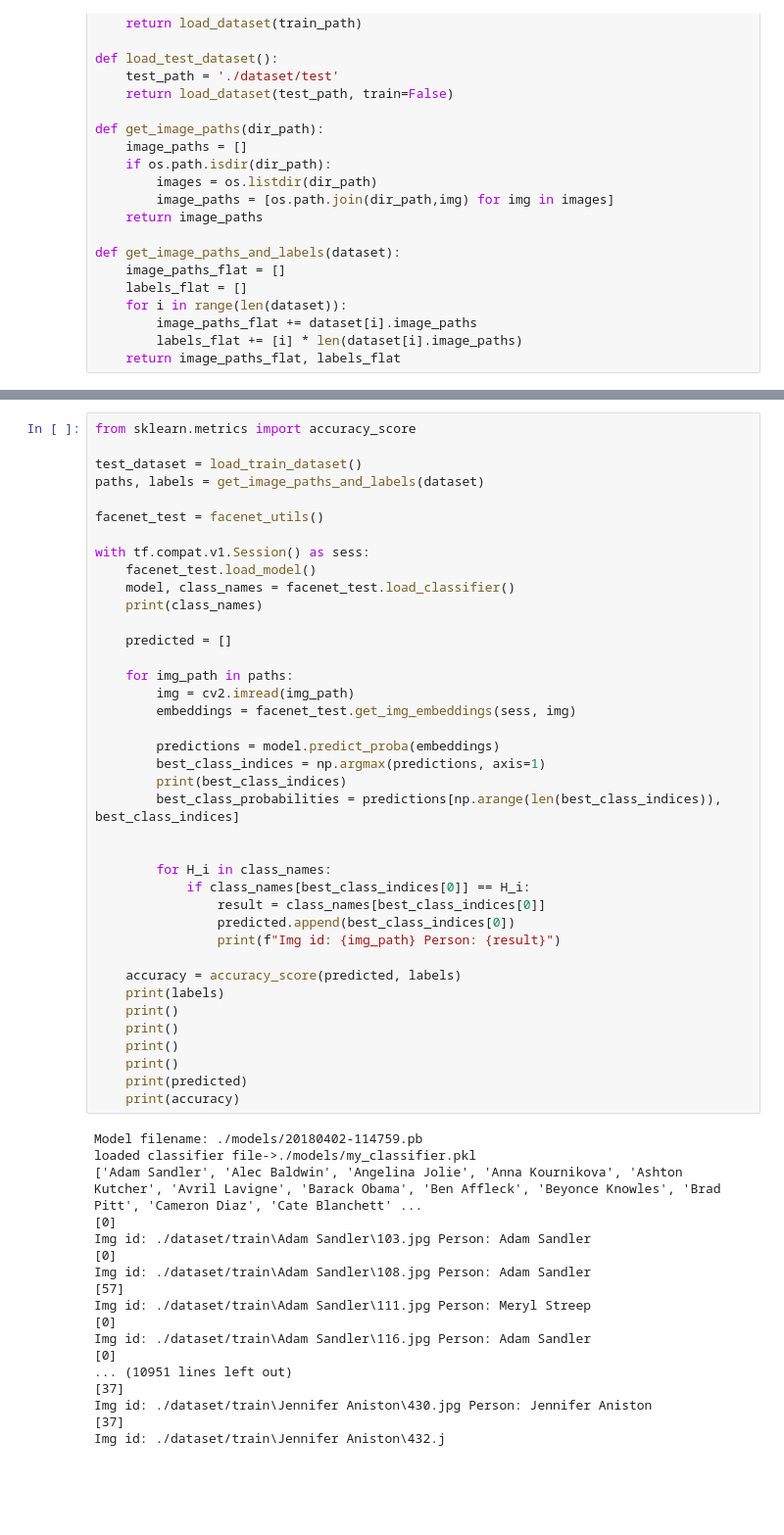
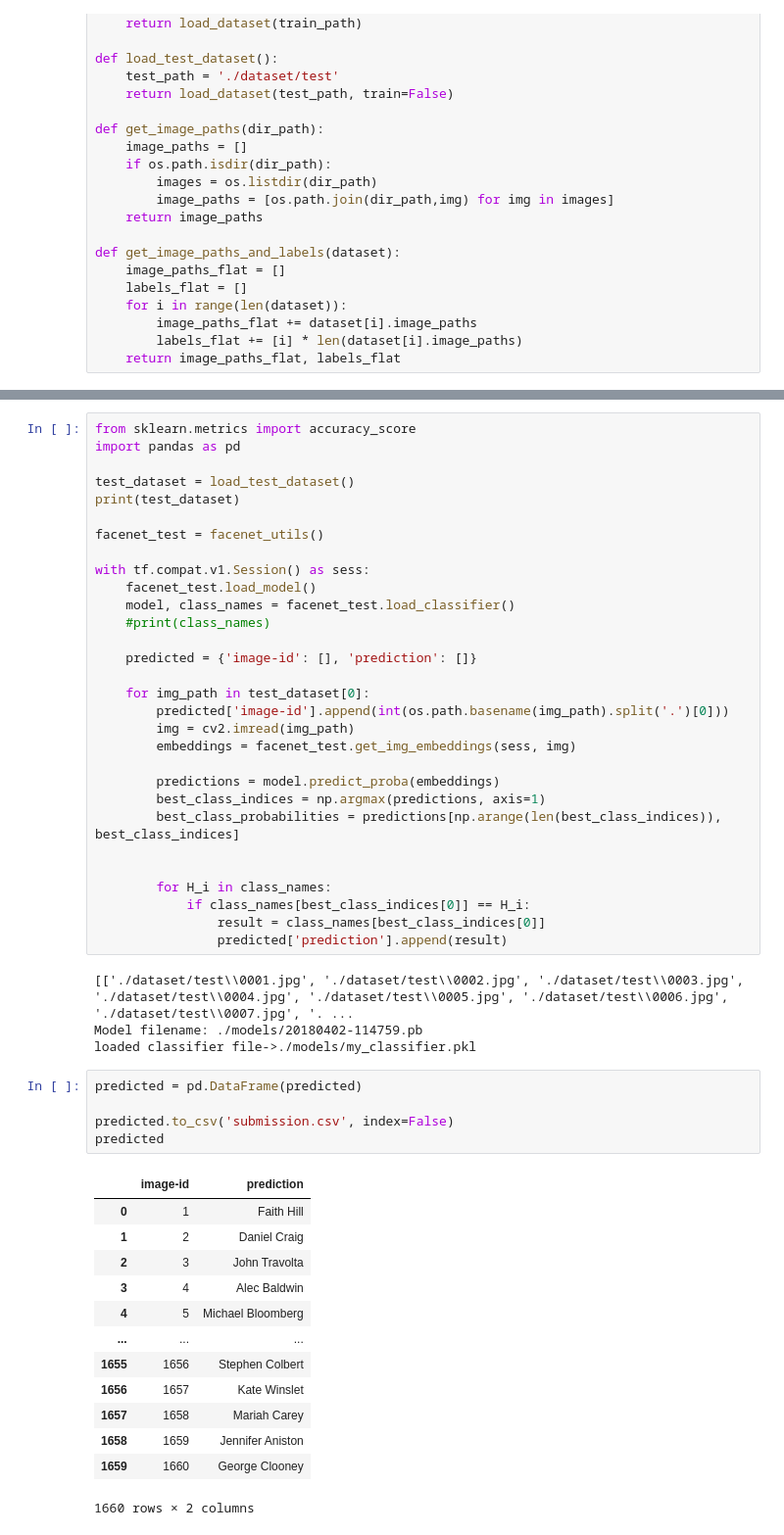
Before and after one commit to GabrielMolonhoni/FaceRecognition, a Jupyter notebook: face_recognition.ipynb, the cells around one changed output, grey strips where cells are left out. Shown at 98% size. Drawn from its saved outputs; the diff is of its cells as text; blank space fills up the shorter version.

```diff
--- a/face_recognition.ipynb
+++ b/face_recognition.ipynb
@@ -229,57 +251,53 @@ Calculating array of features
 # %%
 from sklearn.metrics import accuracy_score
+import pandas as pd
 
-test_dataset = load_train_dataset()
-paths, labels = get_image_paths_and_labels(dataset)
+test_dataset = load_test_dataset()
+print(test_dataset)
 
 facenet_test = facenet_utils()
 
 with tf.compat.v1.Session() as sess:
     facenet_test.load_model()
     model, class_names = facenet_test.load_classifier()
-    print(class_names)
+    #print(class_names)
 
-    predicted = []
+    predicted = {'image-id': [], 'prediction': []}
 
-    for img_path in paths:
+    for img_path in test_dataset[0]:
+        predicted['image-id'].append(int(os.path.basename(img_path).split('.')[0]))
         img = cv2.imread(img_path)
         embeddings = facenet_test.get_img_embeddings(sess, img)
 
         predictions = model.predict_proba(embeddings)
         best_class_indices = np.argmax(predictions, axis=1)
-        print(best_class_indices)
         best_class_probabilities = predictions[np.arange(len(best_class_indices)), best_class_indices]
 
 
         for H_i in class_names:
             if class_names[best_class_indices[0]] == H_i:
                 result = class_names[best_class_indices[0]]
-                predicted.append(best_class_indices[0])
-                print(f"Img id: {img_path} Person: {result}")
-
-    accuracy = accuracy_score(predicted, labels)
-    print(labels)
-    print()
-    print()
-    print()
-    print()
-    print(predicted)
-    print(accuracy)
+                predicted['prediction'].append(result)
 # %% [output]
+[['./dataset/test\\0001.jpg', './dataset/test\\0002.jpg', './dataset/test\\0003.jpg', './dataset/test\\0004.jpg', './dataset/test\\0005.jpg', './dataset/test\\0006.jpg', './dataset/test\\0007.jpg', '. ...
 Model filename: ./models/20180402-114759.pb
 loaded classifier file->./models/my_classifier.pkl
-['Adam Sandler', 'Alec Baldwin', 'Angelina Jolie', 'Anna Kournikova', 'Ashton Kutcher', 'Avril Lavigne', 'Barack Obama', 'Ben Affleck', 'Beyonce Knowles', 'Brad Pitt', 'Cameron Diaz', 'Cate Blanchett' ...
-[0]
-Img id: ./dataset/train\Adam Sandler\103.jpg Person: Adam Sandler
-[0]
-Img id: ./dataset/train\Adam Sandler\108.jpg Person: Adam Sandler
-[57]
-Img id: ./dataset/train\Adam Sandler\111.jpg Person: Meryl Streep
-[0]
-Img id: ./dataset/train\Adam Sandler\116.jpg Person: Adam Sandler
-[0]
-... (10951 lines left out)
-[37]
-Img id: ./dataset/train\Jennifer Aniston\430.jpg Person: Jennifer Aniston
-[37]
-Img id: ./dataset/train\Jennifer Aniston\432.j
+# %%
+predicted = pd.DataFrame(predicted)
+
+predicted.to_csv('submission.csv', index=False)
+predicted
+# %% [output]
+|  | image-id | prediction |
+| 0 | 1 | Faith Hill |
+| 1 | 2 | Daniel Craig |
+| 2 | 3 | John Travolta |
+| 3 | 4 | Alec Baldwin |
+| 4 | 5 | Michael Bloomberg |
+| ... | ... | ... |
+| 1655 | 1656 | Stephen Colbert |
+| 1656 | 1657 | Kate Winslet |
+| 1657 | 1658 | Mariah Carey |
+| 1658 | 1659 | Jennifer Aniston |
+| 1659 | 1660 | George Clooney |
+1660 rows × 2 columns
```
Also changed, not shown: parts of 3 cells of this notebook, 3 other files.
